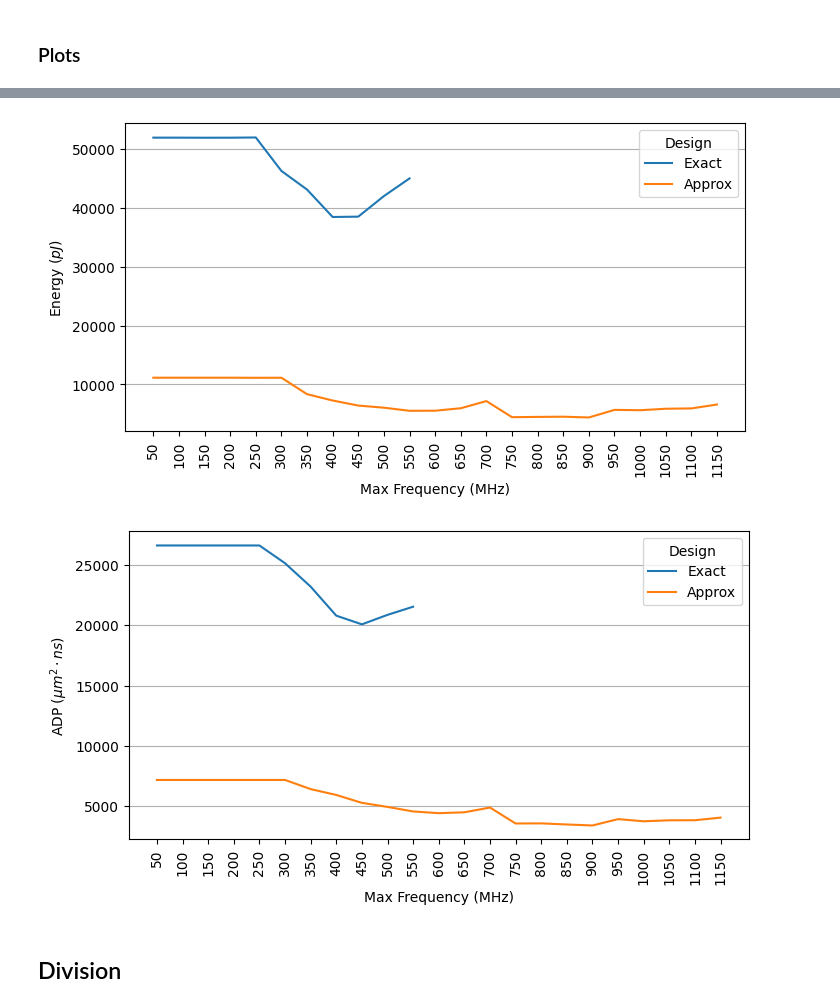
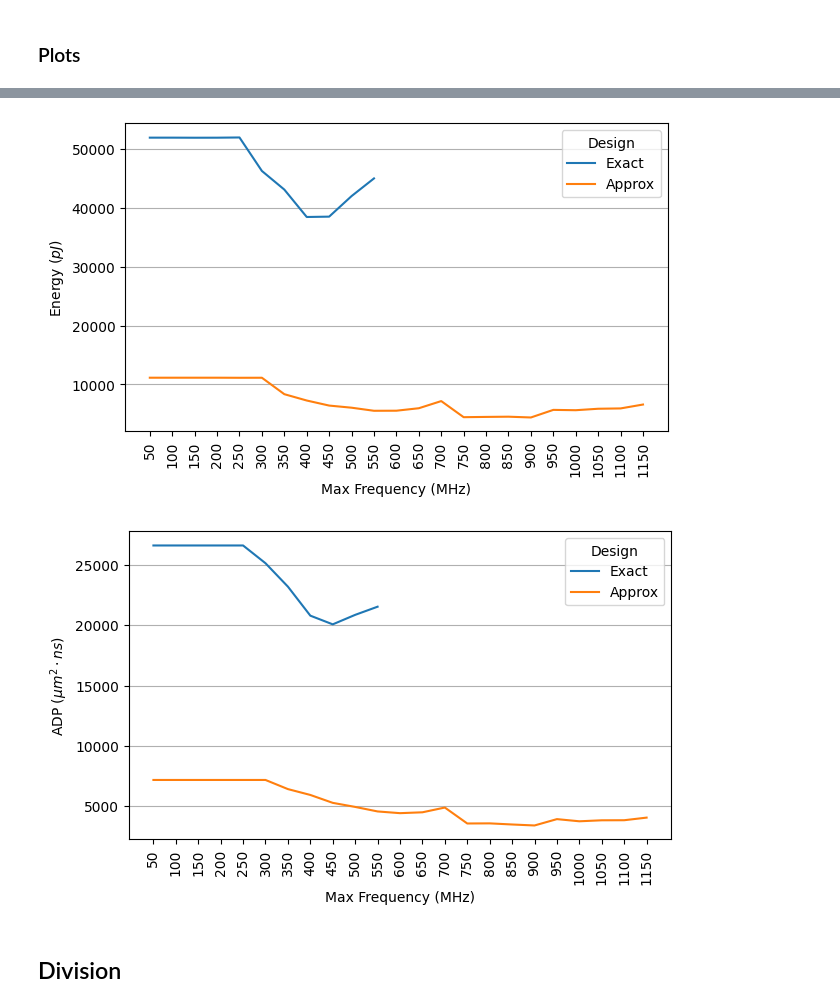
Before and after one commit to RaulMurillo/CoNGA_23, a Jupyter notebook: vhdl/plot_graphs.ipynb, the cells around one changed output, grey strips where cells are left out. Cells and saved outputs as stored; diff of their text form; code cells hidden in the pictures.

```diff
--- a/vhdl/plot_graphs.ipynb
+++ b/vhdl/plot_graphs.ipynb
@@ -190,27 +191,27 @@ plt.show()
 # %%
 ax1 = energy_df.plot.line(
     y="Energy",
     rot = 90,
     ylabel="Energy ($pJ$)",
-    figsize=(8,4)
+    figsize=(7,4)
 )
 ax1.set_xticks(range(50,1200,50))
 # ax1.set_xlim(50)
 # ax1.set_ylim(0)
 ax1.grid(True, axis="y")
 
 # plt.grid(False, axis="x")
 plt.xlabel('Max Frequency (MHz)')
 plt.savefig('figs/mult_energy.pdf', bbox_inches="tight")
 plt.show()
 # %% [output]
-[figure, old version]
+[figure, new version]
 # %%
 ax1 = ADP_df.plot.line(
 	y="ADP",
 	rot = 90,
 	ylabel="ADP ($\mu m^2 \cdot ns$)",
-    figsize=(8,4)
+    figsize=(7,4)
 )
 ax1.set_xticks(range(50,1200,50))
 # ax1.set_xlim(50)
@@ -222,7 +223,7 @@ plt.xlabel('Max Frequency (MHz)')
 plt.savefig('figs/mult_adp.pdf', bbox_inches="tight")
 plt.show()
 # %% [output]
-[figure, old version]
+[figure, new version]
 # %% [markdown]
 ## Division
 # %%
```
Also changed, not shown: parts of 16 cells of this notebook, 18 other files.
